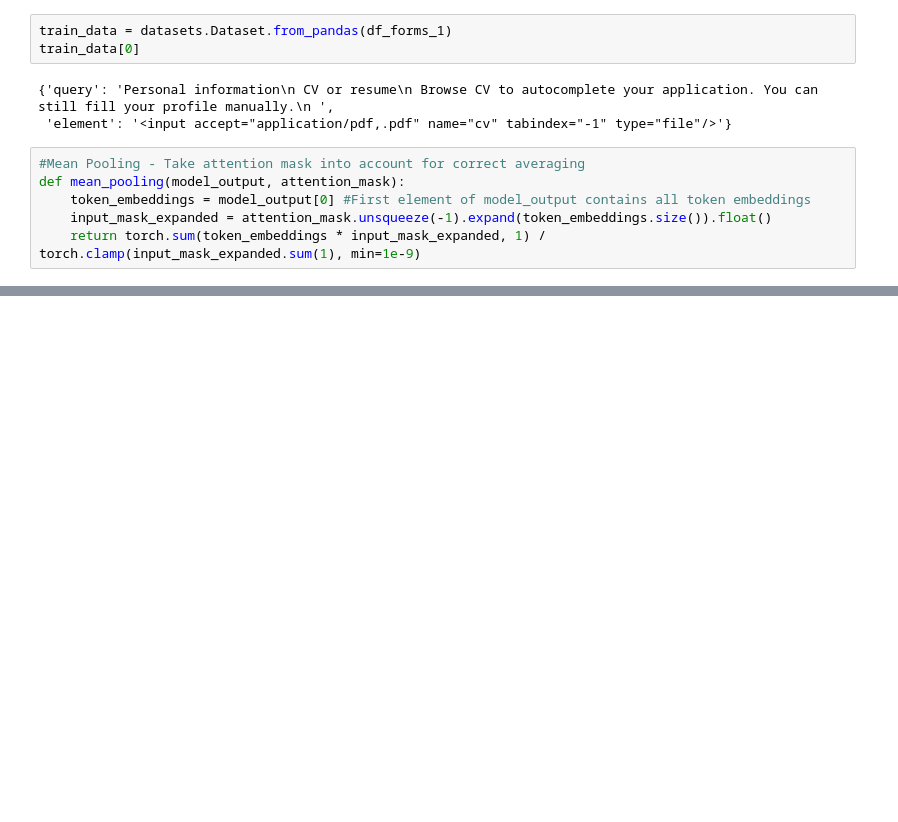
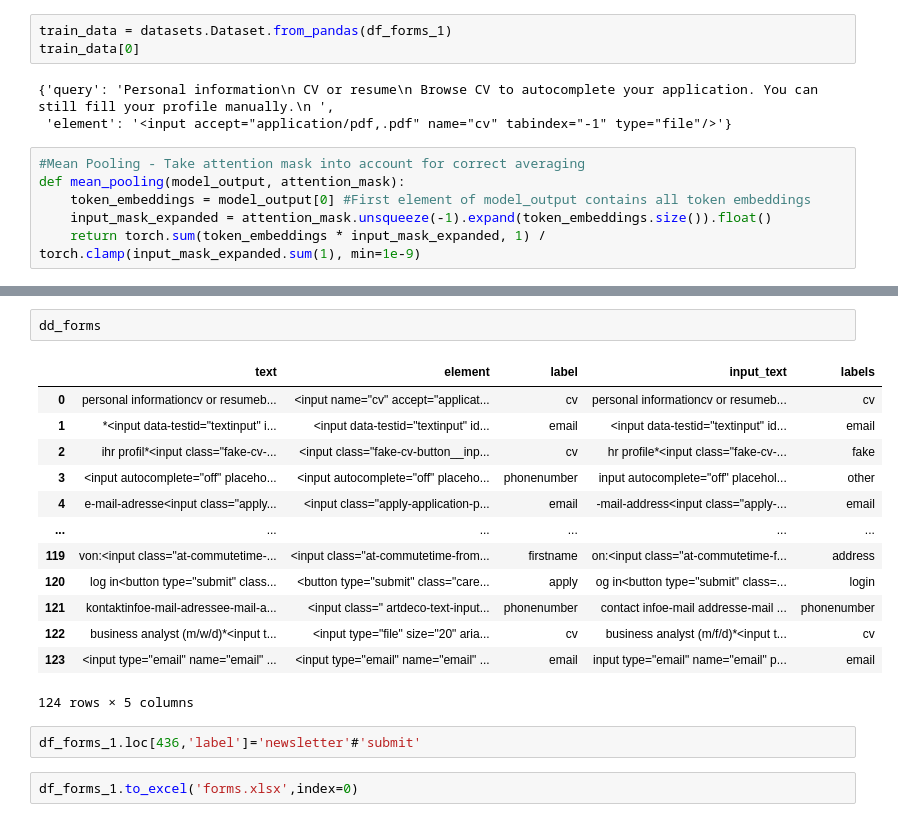
Before and after one commit to majidsh97/LLM, a Jupyter notebook: web_semantic.ipynb, the cells around one changed output, grey strips where cells are left out. Saved outputs shown, nothing was run; the diff lists cells and outputs as text; blank space fills up the shorter version.

```diff
--- a/web_semantic.ipynb
+++ b/web_semantic.ipynb
@@ -457,0 +591,20 @@ NameError: name 'person' is not defined
+# %%
+dd_forms
+# %% [output]
+|  | text | element | label | input_text | labels |
+| 0 | personal informationcv or resumeb... | <input name="cv" accept="applicat... | cv | personal informationcv or resumeb... | cv |
+| 1 | *<input data-testid="textinput" i... | <input data-testid="textinput" id... | email | <input data-testid="textinput" id... | email |
+| 2 | ihr profil*<input class="fake-cv-... | <input class="fake-cv-button__inp... | cv | hr profile*<input class="fake-cv-... | fake |
+| 3 | <input autocomplete="off" placeho... | <input autocomplete="off" placeho... | phonenumber | input autocomplete="off" placehol... | other |
+| 4 | e-mail-adresse<input class="apply... | <input class="apply-application-p... | email | -mail-address<input class="apply-... | email |
+| ... | ... | ... | ... | ... | ... |
+| 119 | von:<input class="at-commutetime-... | <input class="at-commutetime-from... | firstname | on:<input class="at-commutetime-f... | address |
+| 120 | log in<button type="submit" class... | <button type="submit" class="care... | apply | og in<button type="submit" class=... | login |
+| 121 | kontaktinfoe-mail-adressee-mail-a... | <input class=" artdeco-text-input... | phonenumber | contact infoe-mail addresse-mail ... | phonenumber |
+| 122 | business analyst (m/w/d)*<input t... | <input type="file" size="20" aria... | cv | business analyst (m/f/d)*<input t... | cv |
+| 123 | <input type="email" name="email" ... | <input type="email" name="email" ... | email | input type="email" name="email" p... | email |
+124 rows × 5 columns
+# %%
+df_forms_1.loc[436,'label']='newsletter'#'submit'
+# %%
+df_forms_1.to_excel('forms.xlsx',index=0)
```
Also changed, not shown: parts of 8 cells of this notebook, 4 other files.
